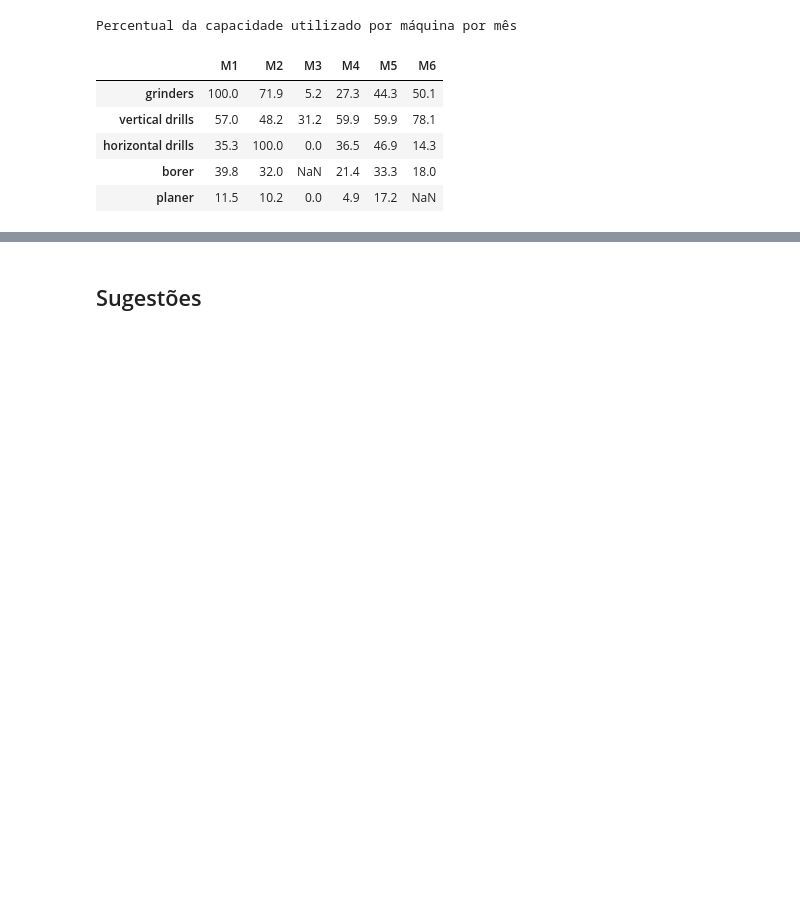
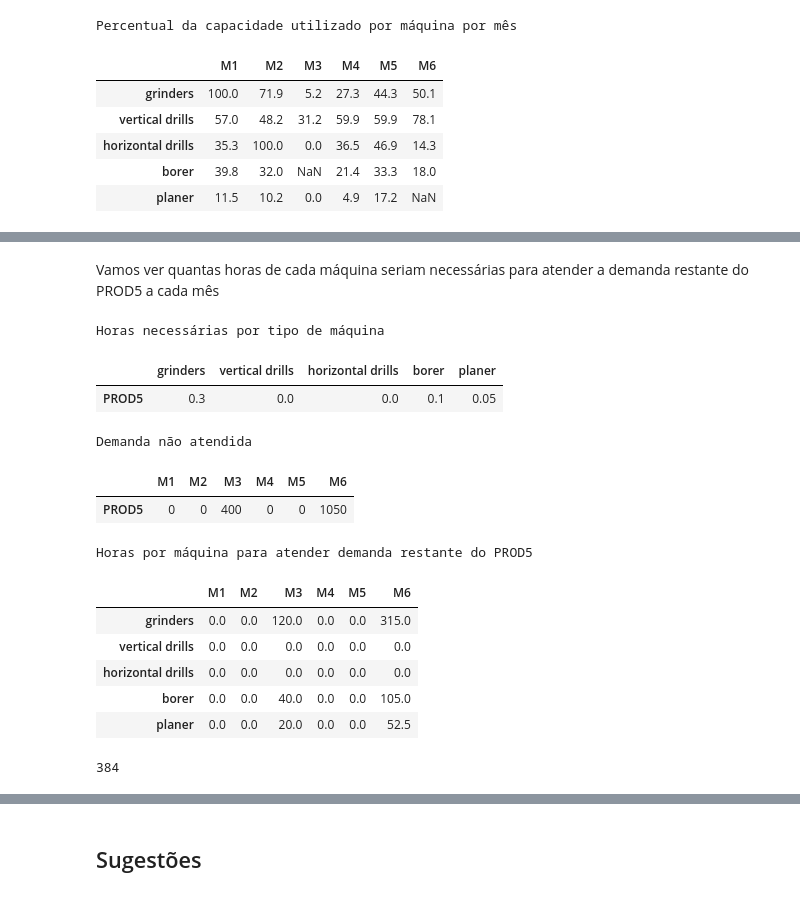
Before and after one commit to gdcs92/optimization-case-studies, a Jupyter notebook: ex_12_3_factory_planning_1/factory_planning_1-analise_posterior.ipynb, the cells around one changed output, grey strips where cells are left out. Saved outputs shown, nothing was run; the diff lists cells and outputs as text; code cells hidden in the pictures; blank space fills up the shorter version.

Commit message:
Modifica factory_planning_1-analise_posterior.ipynb
Conclui a análise sobre compra de máquinas adicionais.

```diff
--- a/ex_12_3_factory_planning_1/factory_planning_1-analise_posterior.ipynb
+++ b/ex_12_3_factory_planning_1/factory_planning_1-analise_posterior.ipynb
@@ -49,8 +51,12 @@ machines_available = [
 # Horas disponíveis mensalmente por tipo de máquina
 # Considera 16 horas úteis por dia e 24 dias úteis por mês
 # Linhas correspondem a tipos de máquina, colunas aos meses
+working_hours_per_day = 16
+working_days_per_month = 24
+working_hours_per_month = working_hours_per_day * working_days_per_month
+
 hours_available = [
-    [machines_available[k][j]*16*24 for j in range(num_months)]
+    [machines_available[k][j] * working_hours_per_month for j in range(num_months)]
     for k in range(num_production_steps)
 ]
 
@@ -440,0 +456,36 @@ Percentual da capacidade utilizado por máquina por mês
+# %% [markdown]
+Vamos ver quantas horas de cada máquina seriam necessárias para atender a demanda restante do PROD5 a cada mês
+# %%
+print("Horas necessárias por tipo de máquina")
+display(production_hours_per_unit.loc[['PROD5']])
+
+print("Demanda não atendida")
+display(monthly_leftover_demand.loc[['PROD5']])
+
+A = production_hours_per_unit.loc['PROD5']
+B = monthly_leftover_demand.loc['PROD5']
+
+print()
+monthly_hours_for_leftover_prod5 = pd.DataFrame(
+    data=np.outer(A, B), index=machine_types, columns=months
+)
+print("Horas por máquina para atender demanda restante do PROD5")
+display(monthly_hours_for_leftover_prod5)
+# %% [output]
+Horas necessárias por tipo de máquina
+|  | grinders | vertical drills | horizontal drills | borer | planer |
+| PROD5 | 0.3 | 0.0 | 0.0 | 0.1 | 0.05 |
+Demanda não atendida
+|  | M1 | M2 | M3 | M4 | M5 | M6 |
+| PROD5 | 0 | 0 | 400 | 0 | 0 | 1050 |
+Horas por máquina para atender demanda restante do PROD5
+|  | M1 | M2 | M3 | M4 | M5 | M6 |
+| grinders | 0.0 | 0.0 | 120.0 | 0.0 | 0.0 | 315.0 |
+| vertical drills | 0.0 | 0.0 | 0.0 | 0.0 | 0.0 | 0.0 |
+| horizontal drills | 0.0 | 0.0 | 0.0 | 0.0 | 0.0 | 0.0 |
+| borer | 0.0 | 0.0 | 40.0 | 0.0 | 0.0 | 105.0 |
+| planer | 0.0 | 0.0 | 20.0 | 0.0 | 0.0 | 52.5 |
+# %%
+working_hours_per_month
+# %% [output]
+384
```
Also changed, not shown: parts of 7 cells of this notebook.
